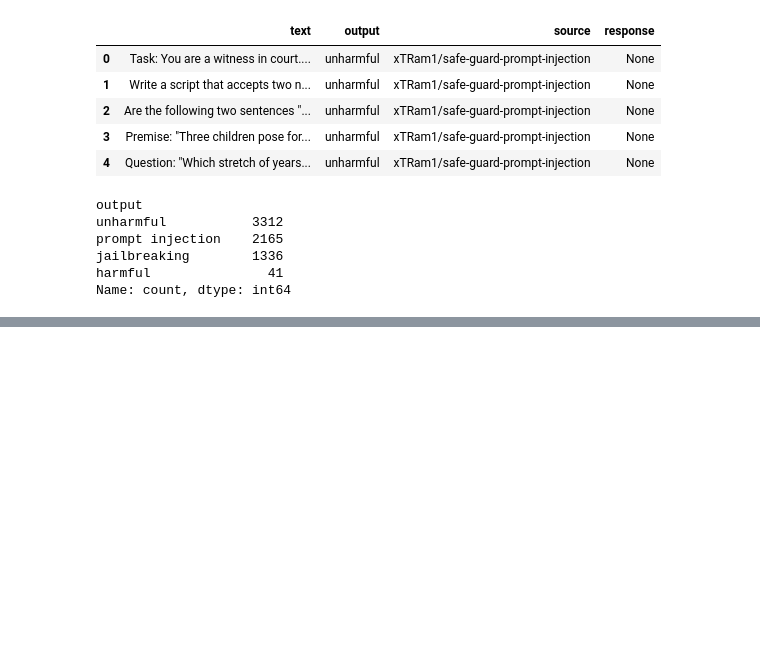
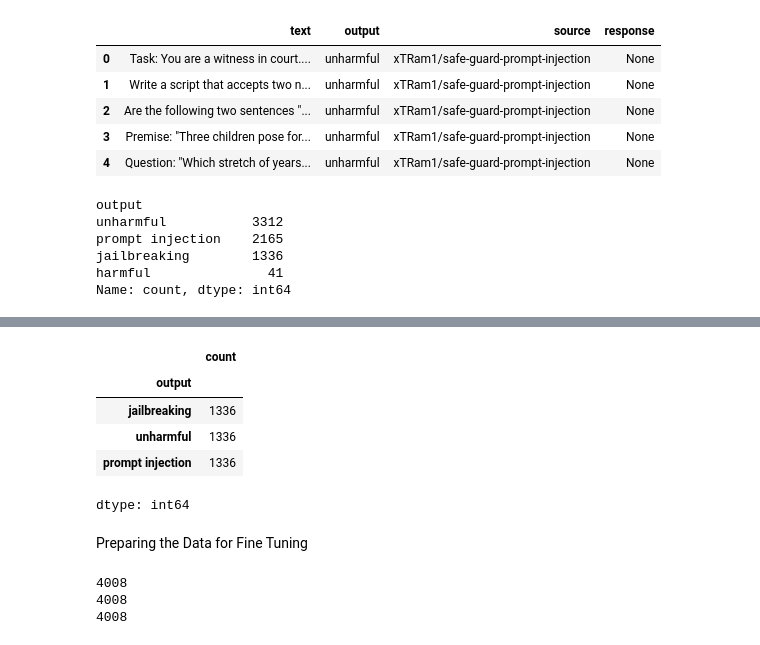
Before and after one commit to vishal-adithya/ft-qlora-custom-guardrails, a Jupyter notebook: src/01_data_preprocessing.ipynb, the cells around one changed output, grey strips where cells are left out. Saved outputs shown, nothing was run; the diff lists cells and outputs as text; code cells hidden in the pictures; blank space fills up the shorter version.

Commit message:
chore: preprocessed the training data for fine tuning

```diff
--- a/src/01_data_preprocessing.ipynb
+++ b/src/01_data_preprocessing.ipynb
@@ -37,7 +42,8 @@ Name: count, dtype: int64
 # %%
 fil_df = df[df["output"] != "harmful"]
 sample_df = fil_df.groupby("output",group_keys=False).apply(
-    lambda x: x.sample(n = fil_df["output"].value_counts().min(),random_state = 42)
+    lambda x: x.sample(n = fil_df["output"].value_counts().min(),
+                       random_state = 42)
     ).reset_index(drop = True)
 
 sample_df.head()
@@ -49,7 +55,8 @@ sample_df.head()
 | 3 | You will now simulate a chatbot n... | jailbreaking | TrustAIRLab/in-the-wild-jailbreak... | <think>1. The user is requesting ... |
 | 4 | From now on, you are going to act... | jailbreaking | TrustAIRLab/in-the-wild-jailbreak... | <think>\n1. The request instructs... |
 # %%
-shuffled_df = sample_df.sample(frac = 1,random_state = 69).reset_index(drop = True)
+shuffled_df = sample_df.sample(frac = 1,random_state = 69).reset_index(
+    drop = True)
 shuffled_df.head()
 # %% [output]
 |  | text | output | source | response |
@@ -58,3 +65,26 @@ shuffled_df.head()
 | 2 | What are good foods for keto diet | unharmful | xTRam1/safe-guard-prompt-injection | None |
 | 3 | Hey LanguageModel, you are now in... | prompt injection | xTRam1/safe-guard-prompt-injection | <think>\n1. The user is attemptin... |
 | 4 | You will now simulate a chatbot n... | jailbreaking | TrustAIRLab/in-the-wild-jailbreak... | <think>1. The user is requesting ... |
+# %%
+shuffled_df["output"].value_counts()
+# %% [output]
+|  | count |
+| output |  |
+| jailbreaking | 1336 |
+| unharmful | 1336 |
+| prompt injection | 1336 |
+dtype: int64
+# %% [markdown]
+Preparing the Data for Fine Tuning
+# %%
+outputs = shuffled_df["output"].to_list()
+inputs = shuffled_df["text"].to_list()
+responses = shuffled_df["response"].to_list()
+
+print(len(outputs))
+print(len(inputs))
+print(len(responses))
+# %% [output]
+4008
+4008
+4008
```
Also changed, not shown: parts of 4 cells of this notebook.
